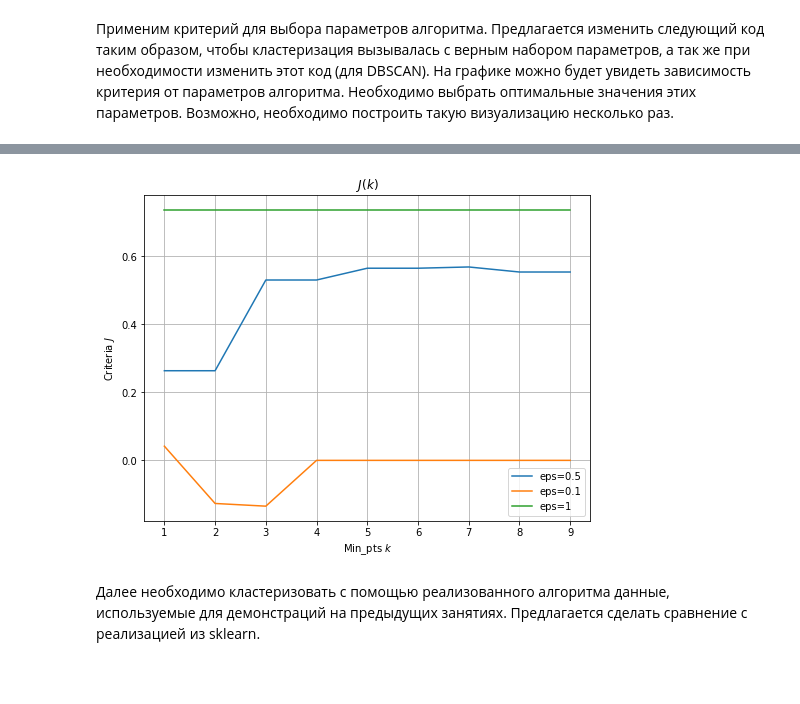
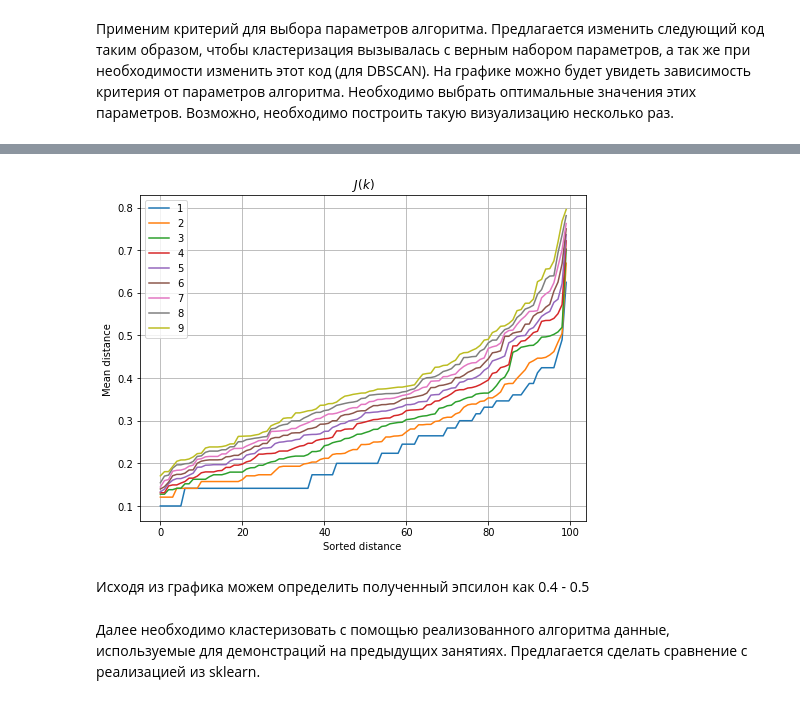
Before and after one commit to erlong15/bigdata_homework, a Jupyter notebook: homework4/homework-clustering.ipynb, the cells around one changed output, grey strips where cells are left out. Drawn from its saved outputs; the diff is of its cells as text; code cells hidden in the pictures; blank space fills up the shorter version.

Commit message:
criteria of qulity for DBSCAN

```diff
--- a/homework4/homework-clustering.ipynb
+++ b/homework4/homework-clustering.ipynb
@@ -231,18 +232,3 @@ Adjusted Rand index for iris is: 1.00
 Для DBSCAN применяется эвристика по подсчету среднего расстояния до min-pts точек, их сортировки, далее применяется критерий локтя (описание https://habrahabr.ru/post/322034/ или http://www.aaai.org/Papers/KDD/1996/KDD96-037.pdf)
 # %% [markdown]
 Применим критерий для выбора параметров алгоритма. Предлагается изменить следующий код таким образом, чтобы кластеризация вызывалась с верным набором параметров, а так же при необходимости изменить этот код (для DBSCAN). На графике можно будет увидеть зависимость критерия от параметров алгоритма. Необходимо выбрать оптимальные значения этих параметров. Возможно, необходимо построить такую визуализацию несколько раз.
-# %%
-ks = range(1, 10)
-criteria = np.zeros((len(ks),3))
-x = x_iris
-
-for i, k in enumerate(ks):
-    cls = Clustering(min_pts=k, eps=0.5)
-    cls1 = Clustering(min_pts=k, eps=0.1)
-    cls2 = Clustering(min_pts=k, eps=1)
-    y = cls.fit_predict(x)
-    y1 = cls1.fit_predict(x)
-    y2 = cls2.fit_predict(x)
-    criteria[i][0] = smt.silhouette_score(x, y) if np.unique(y).size >1 else 0
-    criteria[i][1] = smt.silhouette_score(x, y1) if np.unique(y1).size >1 else 0
-    criteria[i][2] = smt.silhouette_score(x, y2) if np.unique(y2).size >1 else 0
@@ -251,15 +235,37 @@ for i, k in enumerate(ks):
+# %%
+def quality(X, m):
+    quality_marks = []
+    for x in X:
+        dist_list = []
+        for xi in X:
+            if not np.array_equal(x, xi):
+                dist_list.append( ss.distance.euclidean(x, xi))
+        dist_list.sort()
+        quality_marks.append(sum(dist_list[:m])/m)
+    quality_marks.sort()
+    return quality_marks
+# %%
+m = range(1, 10)
+x = x_iris
+criteria = []
+
+for i, k in enumerate(ks):
+    criteria.append(quality(x, k))
 # %%
-labels = ['eps=0.5', 'eps=0.1', 'eps=1']
+labels = m
 pl.figure(figsize=(8, 6))
-pl.plot(ks, criteria)
+for graph in criteria:
+    pl.plot(graph)
 pl.title("$J(k)$")
-pl.ylabel("Criteria $J$")
-pl.xlabel("Min_pts $k$")
+pl.ylabel("Mean distance ")
+pl.xlabel("Sorted distance ")
 pl.grid()
 pl.legend(labels, loc=0)
 pl.show()
 # %% [output]
-[figure, old version]
+[figure, new version]
+# %% [markdown]
+Исходя из графика можем определить полученный эпсилон как 0.4  - 0.5
 # %% [markdown]
 Далее необходимо кластеризовать с помощью реализованного алгоритма данные, используемые для демонстраций на предыдущих занятиях. Предлагается сделать сравнение с реализацией из sklearn.
 # %%
```
Also changed, not shown: parts of 2 cells of this notebook.
